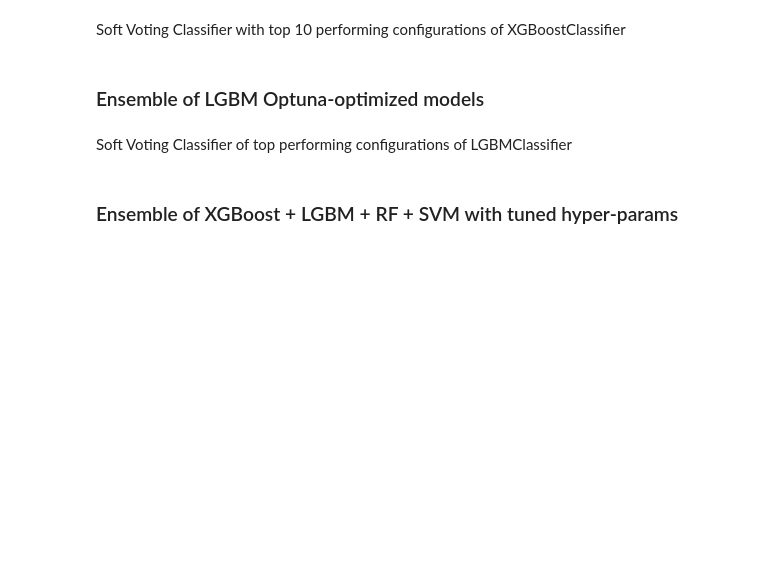
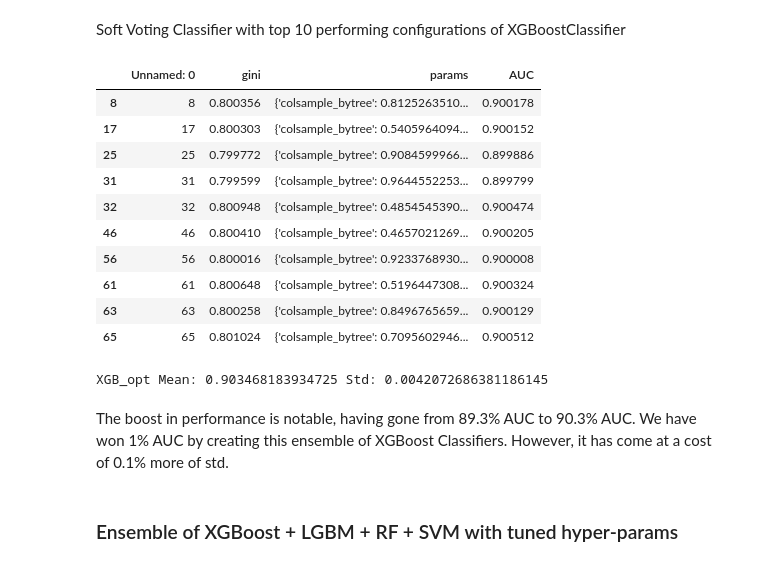
Before and after one commit to Davidpazn/AustrailanWeather, a Jupyter notebook: AustralianWeather Modelling.ipynb, the cells around one changed output. Saved outputs shown, nothing was run; the diff lists cells and outputs as text; code cells hidden in the pictures; blank space fills up the shorter version.

```diff
--- a/AustralianWeather Modelling.ipynb
+++ b/AustralianWeather Modelling.ipynb
@@ -859,7 +807,3 @@ Optimize all models and build Stacked/Ensemble or Majority Voting Classifier.
 ### Ensemble of XGBoost Bayesian-optimized models
 # %% [markdown]
 Soft Voting Classifier with top 10 performing configurations of XGBoostClassifier
-# %% [markdown]
-### Ensemble of LGBM Optuna-optimized models
-# %% [markdown]
-Soft Voting Classifier of top performing configurations of LGBMClassifier
@@ -865,0 +812,17 @@ Soft Voting Classifier of top performing configurations of LGBMClassifier
+# %%
+xgb_folds = pd.read_csv('models/AUC-5fold-XGB-v1-full.csv')
+# %%
+top_xgb_conf = xgb_folds[xgb_folds['AUC'].isin(sorted(xgb_folds['AUC'], reverse=True)[:10])]
+top_xgb_conf
+# %% [output]
+|  | Unnamed: 0 | gini | params | AUC |
+| 8 | 8 | 0.800356 | {'colsample_bytree': 0.8125263510... | 0.900178 |
+| 17 | 17 | 0.800303 | {'colsample_bytree': 0.5405964094... | 0.900152 |
+| 25 | 25 | 0.799772 | {'colsample_bytree': 0.9084599966... | 0.899886 |
+| 31 | 31 | 0.799599 | {'colsample_bytree': 0.9644552253... | 0.899799 |
+| 32 | 32 | 0.800948 | {'colsample_bytree': 0.4854545390... | 0.900474 |
+| 46 | 46 | 0.800410 | {'colsample_bytree': 0.4657021269... | 0.900205 |
+| 56 | 56 | 0.800016 | {'colsample_bytree': 0.9233768930... | 0.900008 |
+| 61 | 61 | 0.800648 | {'colsample_bytree': 0.5196447308... | 0.900324 |
+| 63 | 63 | 0.800258 | {'colsample_bytree': 0.8496765659... | 0.900129 |
+| 65 | 65 | 0.801024 | {'colsample_bytree': 0.7095602946... | 0.900512 |
@@ -866,2 +843,10 @@ Soft Voting Classifier of top performing configurations of LGBMClassifier
+# %%
+kfold = KFold(n_splits=10, random_state=743, shuffle=True)
+cv_results = cross_val_score(voting_clf_xgbs, X_train_smk, y_train_smk, cv=kfold, scoring='roc_auc')
+print("XGB_opt Mean: {:>8} Std: {:>8}".format(cv_results.mean(), cv_results.std()))
+# %% [output]
+XGB_opt Mean: 0.903468183934725 Std: 0.0042072686381186145
+# %% [markdown]
+The boost in performance is notable, having gone from 89.3% AUC to 90.3% AUC. We have won 1% AUC by creating this ensemble of XGBoost Classifiers. However, it has come at a cost of 0.1% more of std.
 # %% [markdown]
 ### Ensemble of XGBoost + LGBM + RF + SVM with tuned hyper-params
```
Also changed, not shown: parts of 31 cells of this notebook, 10 other files.
